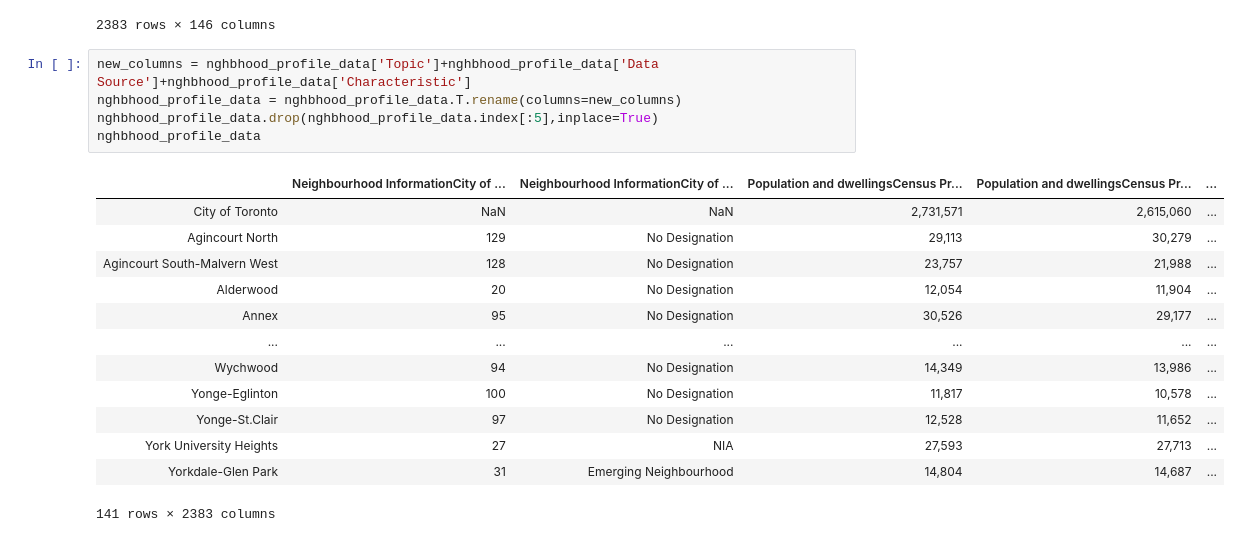
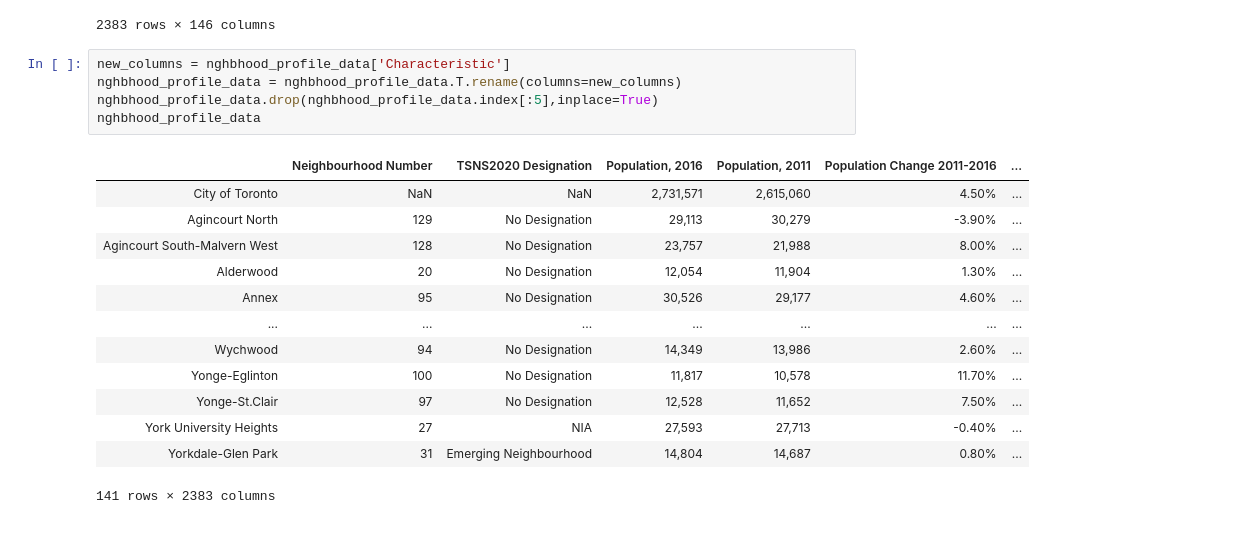
Before and after one commit to gdiaz89/SCS_3250_041-Group-2-Winter-2020, a Jupyter notebook: Term_Project.ipynb, the cells around one changed output. Drawn from its saved outputs; the diff is of its cells as text.

```diff
--- a/Term_Project.ipynb
+++ b/Term_Project.ipynb
@@ -238,21 +238,21 @@ nghbhood_profile_data
 | 2382 | 2383 | Mobility | Mobility status - Place of reside... | Census Profile 98-316-X2016001 | External migrants | 216,835 | 2,280 | ... |
 2383 rows × 146 columns
 # %%
-new_columns = nghbhood_profile_data['Topic']+nghbhood_profile_data['Data Source']+nghbhood_profile_data['Characteristic']
+new_columns = nghbhood_profile_data['Characteristic']
 nghbhood_profile_data = nghbhood_profile_data.T.rename(columns=new_columns)
 nghbhood_profile_data.drop(nghbhood_profile_data.index[:5],inplace=True)
 nghbhood_profile_data
 # %% [output]
-|  | Neighbourhood InformationCity of ... | Neighbourhood InformationCity of ... | Population and dwellingsCensus Pr... | Population and dwellingsCensus Pr... | ... |
-| City of Toronto | NaN | NaN | 2,731,571 | 2,615,060 | ... |
-| Agincourt North | 129 | No Designation | 29,113 | 30,279 | ... |
-| Agincourt South-Malvern West | 128 | No Designation | 23,757 | 21,988 | ... |
-| Alderwood | 20 | No Designation | 12,054 | 11,904 | ... |
-| Annex | 95 | No Designation | 30,526 | 29,177 | ... |
-| ... | ... | ... | ... | ... | ... |
-| Wychwood | 94 | No Designation | 14,349 | 13,986 | ... |
-| Yonge-Eglinton | 100 | No Designation | 11,817 | 10,578 | ... |
-| Yonge-St.Clair | 97 | No Designation | 12,528 | 11,652 | ... |
-| York University Heights | 27 | NIA | 27,593 | 27,713 | ... |
-| Yorkdale-Glen Park | 31 | Emerging Neighbourhood | 14,804 | 14,687 | ... |
+|  | Neighbourhood Number | TSNS2020 Designation | Population, 2016 | Population, 2011 | Population Change 2011-2016 | ... |
+| City of Toronto | NaN | NaN | 2,731,571 | 2,615,060 | 4.50% | ... |
+| Agincourt North | 129 | No Designation | 29,113 | 30,279 | -3.90% | ... |
+| Agincourt South-Malvern West | 128 | No Designation | 23,757 | 21,988 | 8.00% | ... |
+| Alderwood | 20 | No Designation | 12,054 | 11,904 | 1.30% | ... |
+| Annex | 95 | No Designation | 30,526 | 29,177 | 4.60% | ... |
+| ... | ... | ... | ... | ... | ... | ... |
+| Wychwood | 94 | No Designation | 14,349 | 13,986 | 2.60% | ... |
+| Yonge-Eglinton | 100 | No Designation | 11,817 | 10,578 | 11.70% | ... |
+| Yonge-St.Clair | 97 | No Designation | 12,528 | 11,652 | 7.50% | ... |
+| York University Heights | 27 | NIA | 27,593 | 27,713 | -0.40% | ... |
+| Yorkdale-Glen Park | 31 | Emerging Neighbourhood | 14,804 | 14,687 | 0.80% | ... |
 141 rows × 2383 columns
```
Also changed, not shown: parts of 1 cell of this notebook.
